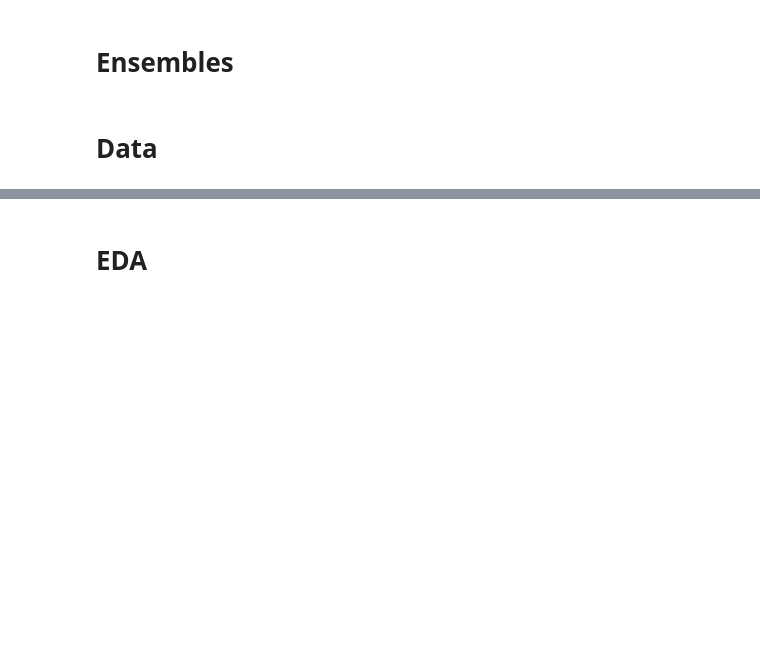
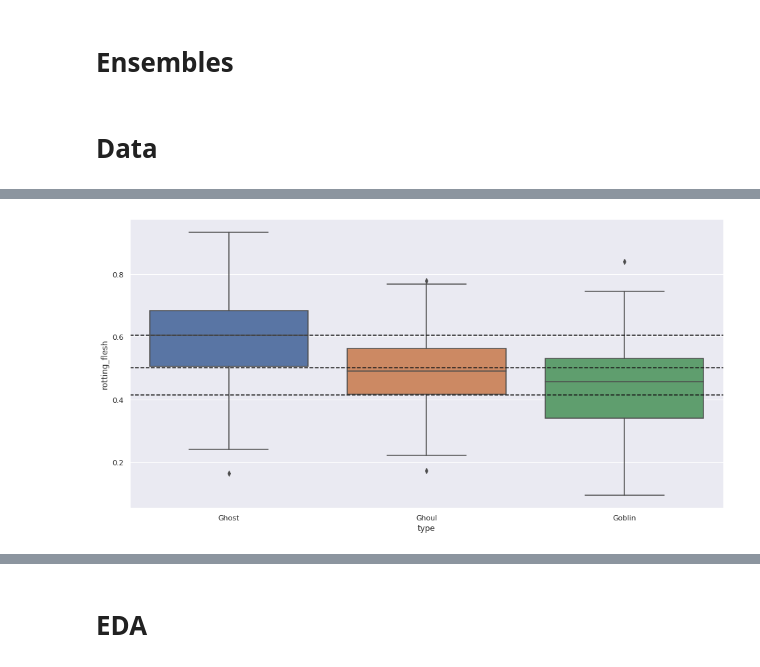
Before and after one commit to it176131/Ghouls-Goblins-and-Ghosts...-Boo-, a Jupyter notebook: Ghouls, Goblins, and Ghosts... Boo!.ipynb, the cells around one changed output, grey strips where cells are left out. Drawn from its saved outputs; the diff is of its cells as text; code cells hidden in the pictures; blank space fills up the shorter version.

```diff
--- a/Ghouls, Goblins, and Ghosts... Boo!.ipynb
+++ b/Ghouls, Goblins, and Ghosts... Boo!.ipynb
@@ -120,0 +494,16 @@ train.head()
+# %%
+fig, ax = plt.subplots(figsize=(16,8))
+
+sns.boxplot(
+    data=train,
+    x='type',
+    y='rotting_flesh',
+    ax=ax,
+    order=train.type.sort_values().unique()
+)
+
+ax.axhline(train.rotting_flesh.quantile(0.25), c='k', ls='--')
+ax.axhline(train.rotting_flesh.quantile(0.50), c='k', ls='--')
+ax.axhline(train.rotting_flesh.quantile(0.75), c='k', ls='--');
+# %% [output]
+[figure, added]
```
Also changed, not shown: parts of 85 cells of this notebook, 2 other files.
